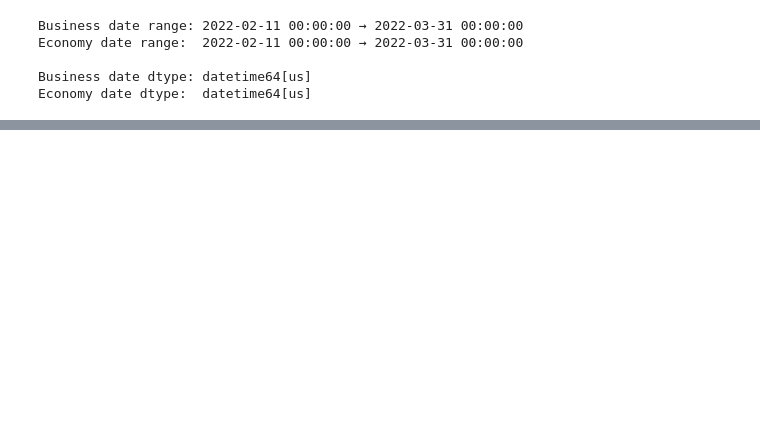
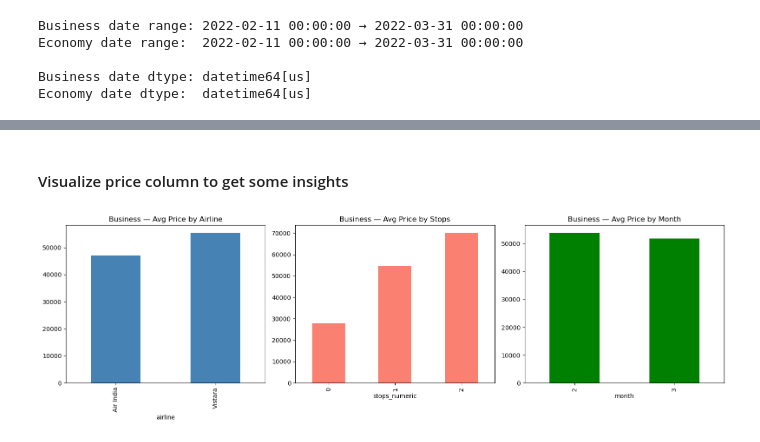
Before and after one commit to abdalrahmanalmahrouq/flight-price-predictor, a Jupyter notebook: notebooks/01_eda.ipynb, the cells around one changed output, grey strips where cells are left out. Saved outputs shown, nothing was run; the diff lists cells and outputs as text; code cells hidden in the pictures; blank space fills up the shorter version.

```diff
--- a/notebooks/01_eda.ipynb
+++ b/notebooks/01_eda.ipynb
@@ -239,0 +375,9 @@ Economy date range:  2022-02-11 00:00:00 → 2022-03-31 00:00:00
+# %%
+business['departure_hour'] = pd.to_numeric(business['dep_time'].str[:2])
+business['arrival_hour']   = pd.to_numeric(business['arr_time'].str[:2])
+
+economy['departure_hour'] = pd.to_numeric(economy['dep_time'].str[:2])
+economy['arrival_hour']   = pd.to_numeric(economy['arr_time'].str[:2])
+# %%
+business = business.drop(columns=['dep_time', 'arr_time'])
+economy  = economy.drop(columns=['dep_time', 'arr_time'])
@@ -239,0 +405,8 @@ Economy date range:  2022-02-11 00:00:00 → 2022-03-31 00:00:00
+# %%
+business['month'] = business['date'].dt.month
+business['day'] = business['date'].dt.day_of_week
+business['is_weekend'] = business['day'].isin([5, 6]).astype(int)
+
+economy['month'] = economy['date'].dt.month
+economy['day'] = economy['date'].dt.day_of_week
+economy['is_weekend'] = economy['day'].isin([5, 6]).astype(int)
@@ -239,0 +429,3 @@ Economy date range:  2022-02-11 00:00:00 → 2022-03-31 00:00:00
+# %%
+business = business.drop(columns=['date'])
+economy  = economy.drop(columns=['date'])
@@ -239,0 +460,20 @@ Economy date range:  2022-02-11 00:00:00 → 2022-03-31 00:00:00
+# %% [markdown]
+#### Visualize price column to get some insights
+# %%
+import matplotlib.pyplot as plt
+
+fig, axes = plt.subplots(1, 3, figsize=(16, 5))
+
+business.groupby('airline')['price'].mean().plot(kind='bar', ax=axes[0], color='steelblue')
+axes[0].set_title('Business — Avg Price by Airline')
+
+business.groupby('stops_numeric')['price'].mean().plot(kind='bar', ax=axes[1], color='salmon')
+axes[1].set_title('Business — Avg Price by Stops')
+
+business.groupby('month')['price'].mean().plot(kind='bar', ax=axes[2], color='green')
+axes[2].set_title('Business — Avg Price by Month')
+
+plt.tight_layout()
+plt.show()
+# %% [output]
+[figure, added]
```
Also changed, not shown: parts of 50 cells of this notebook.
